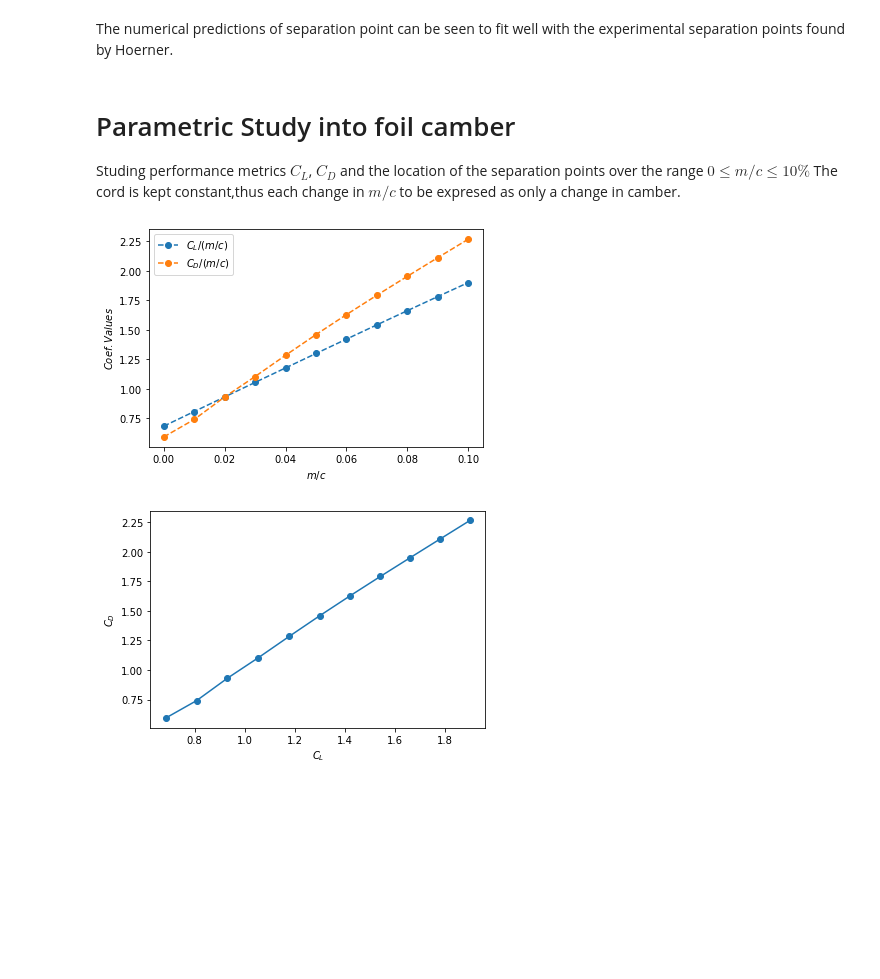
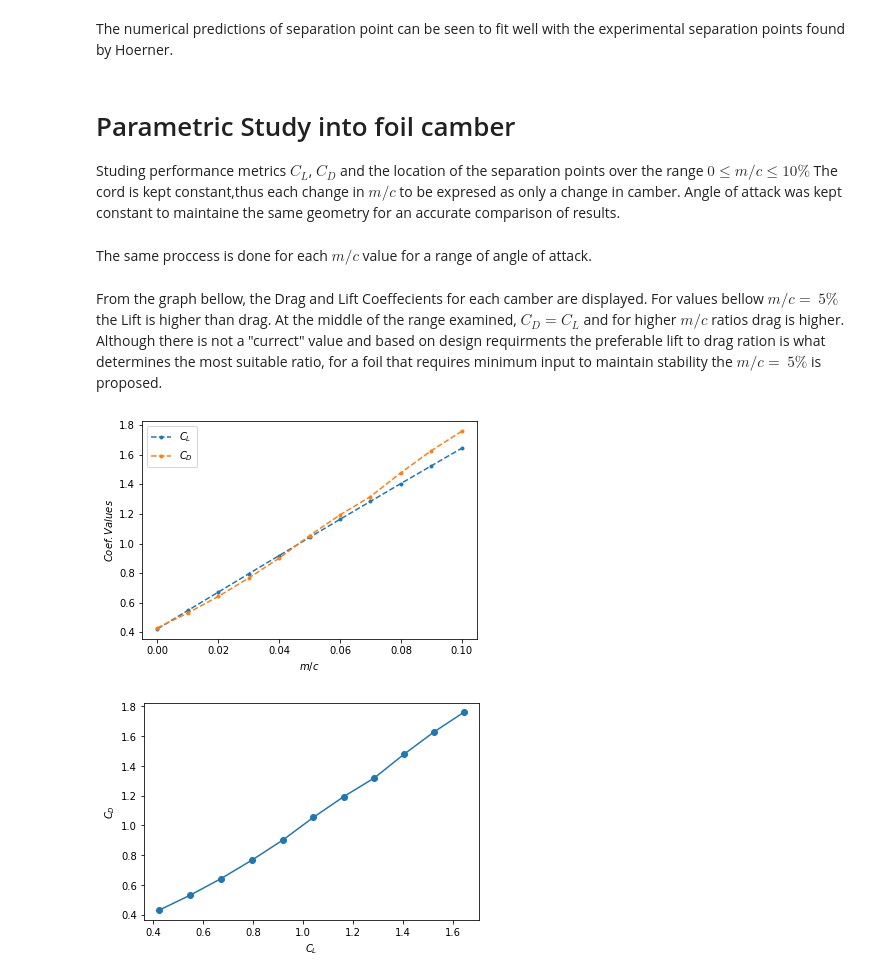
Before and after one commit to Papadopolous/MarineHydro, a Jupyter notebook: AssignmentReport2.ipynb, the cells around one changed output. Cells and saved outputs as stored; diff of their text form; code cells hidden in the pictures; blank space fills up the shorter version.

```diff
--- a/AssignmentReport2.ipynb
+++ b/AssignmentReport2.ipynb
@@ -527,8 +527,8 @@ def added_mass(panels):
     m21 = sum(phi22*n1*dS)
     m22 = sum(phi22*n2*dS)
     m66 = sum(phi66*n6*dS)
-#    if m12-m21 > 10**-3:
-#        raise ValueError("Added mass matrix is not symmetric")
+    if m12-m21 > 5*(10**-3):
+        raise ValueError("Added mass matrix is not symmetric")
 
     return m11, m12, m22, m66
 # %% [markdown]
@@ -696,17 +696,20 @@ The numerical predictions of separation point can be seen to fit well with the e
 # Parametric Study into foil camber
 
 Studing performance metrics $C_L$, $C_D$ and the location of the separation points over the range $0 \leq m/c \leq 10\%$
-The cord is kept constant,thus each change in $m/c$ to be expresed as only a change in camber.
+The cord is kept constant,thus each change in $m/c$ to be expresed as only a change in camber. Angle of attack was kept constant to maintaine the same geometry for an accurate comparison of results.
 # %%
 #Define range of m/c values
 m_c = np.arange(0, 0.110, 0.01)
-alpha=5*np.pi/180
+alpha=0.05
 #Define lists for results
 CL_list = []
 CD_list = []
 sep_list = []
 added_mass_list = []
-
+CL_list1 = []
+CD_list1 = []
+sep_list1 = []
+added_mass_list1 = []
 @np.vectorize
 def test_naca4(m_c, alpha, N=128):
     """Evaluate Drag coef.,Wake coef.,added mass, sepperation points for a range of m/c
@@ -715,7 +718,7 @@ def test_naca4(m_c, alpha, N=128):
     alpha    --angle of attack
     N        --number of panels
     Outputs:
-    CL,CD, sep_coords, added_mass_coeffs --list of Wake, Drag, Added Mass Coef., top and bottom seperation coordinates
+    CL,CD, sep_coords, added_mass_coeffs --Wake, Drag, Added Mass Coef., top and bottom seperation coordinates
     """
     foil = make_naca4(N=N, m=m_c)
     added_mass_coeffs = added_mass(foil)
@@ -724,11 +727,15 @@ def test_naca4(m_c, alpha, N=128):
     CD = C_D(foil)
     sep_coords = sep_point(foil)
     return CL, CD, sep_coords, added_mass_coeffs
+
+#Create list of results
 for camber in m_c:
-    CL, CD, ([x_top, x_bot], [y_top, y_bot]), ([m11, m12, m22, m66]) = test_naca4(camber, alpha)
-    CL_list.append(CL)
-    CD_list.append(CD)
+    CL, CD, ([x_top, x_bot], [y_top, y_bot]), (m11, m12, m22, m66) = test_naca4(camber, alpha)
+    CL_list1.append(CL)
+    CD_list1.append(CD)
     sep_coords = zip(xs, ys)
-    sep_list.append(sep_coords)
+    sep_list1.append(sep_coords)
     added_mass_coeffs = ([m11, m12, m22, m66])
-    added_mass_list.append(added_mass_coeffs)
+    added_mass_list1.append(added_mass_coeffs)
+# %% [markdown]
+The same proccess is done for each $m/c$ value for a range of angle of attack.
@@ -735,18 +753,21 @@ for camber in m_c:
+# %% [markdown]
+From the graph bellow, the Drag and Lift Coeffecients for each camber are displayed. For values bellow $m/c=\ 5\%$ the Lift is higher than drag. At the middle of the range examined, $C_D=C_L$ and for higher $m/c$ ratios drag is higher. Although there is not a "currect" value and based on design requirments the preferable lift to drag ration is what determines the most suitable ratio, for a foil that requires minimum input to maintain stability the $m/c=\ 5\%$ is proposed.
 # %%
-def plt_coef_m_c(m_c,CL_list,CD_list):
+def plt_coef_m_c(m_c,CL_list1,CD_list1):
     plt.figure(0)
-    plt.plot(m_c,CL_list,'o--',label=r'$C_L/(m/c)$')
-    plt.plot(m_c,CD_list,'o--',label=r'$C_D/(m/c)$')
+    plt.plot(m_c,CL_list1,'.--',label=r'$C_L$')
+    plt.plot(m_c,CD_list1,'.--',label=r'$C_D$')
     plt.legend()
     plt.xlabel(r'$m/c$')
     plt.ylabel(r'$Coef. Values$')
     plt.axis()
     plt.figure(1)
-    plt.plot(CL_list,CD_list,'o-',label=r'$C_L/C_D$')
+    plt.plot(CL_list1,CD_list1,'o-',label=r'$C_L/C_D$')
     plt.xlabel(r'$C_L$')
     plt.ylabel(r'$C_D$')
     plt.axis()
-plt_coef_m_c(m_c,CL_list,CD_list)
+
+plt_coef_m_c(m_c,CL_list1,CD_list1)
 # %% [output]
-[figure, old version]
+[figure, new version]
-[figure, old version]
+[figure, new version]
```
Also changed, not shown: parts of 4 cells of this notebook.
